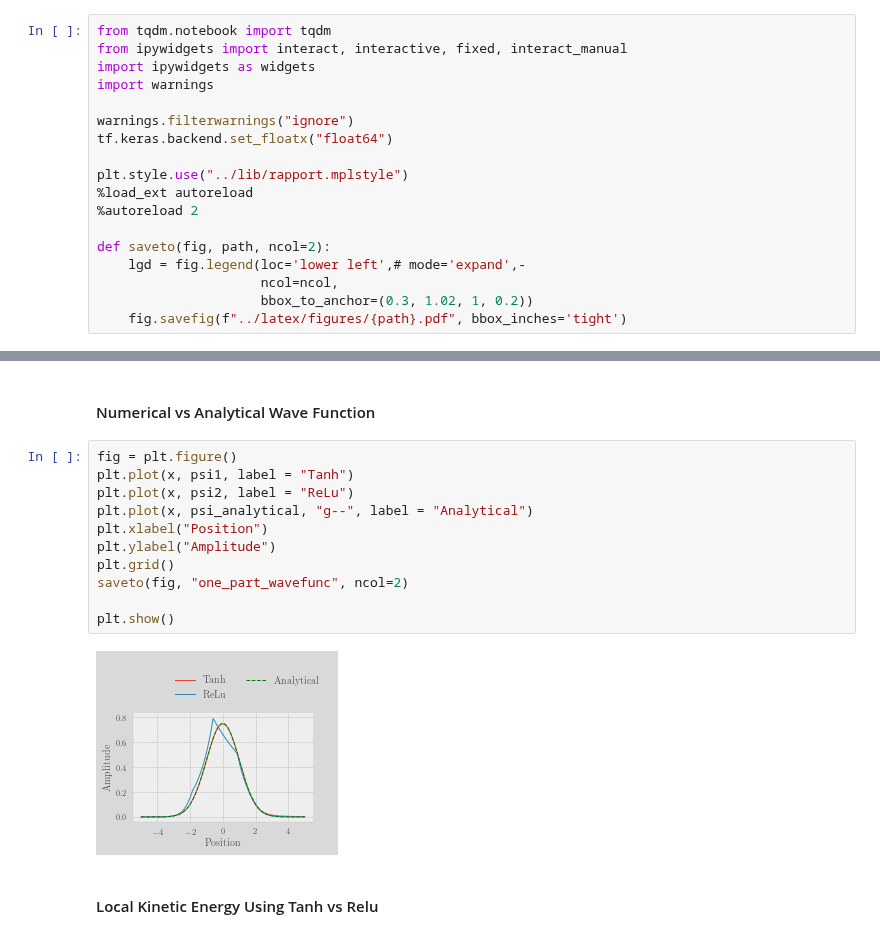
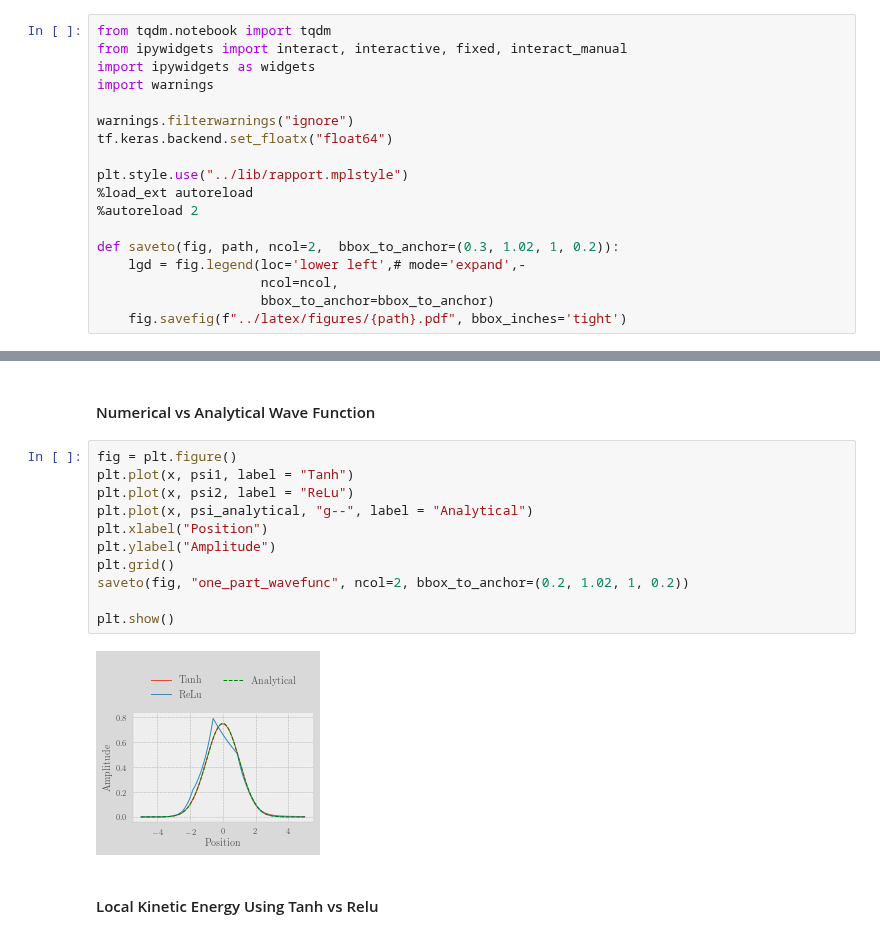
Before and after one commit to KristianWold/FYS4411, a Jupyter notebook: Project2/notebooks/DNN one particle.ipynb, the cells around one changed output, grey strips where cells are left out. Cells and saved outputs as stored; diff of their text form.

```diff
--- a/Project2/notebooks/DNN one particle.ipynb
+++ b/Project2/notebooks/DNN one particle.ipynb
@@ -20,10 +20,10 @@ plt.style.use("../lib/rapport.mplstyle")
 %load_ext autoreload
 %autoreload 2
 
-def saveto(fig, path, ncol=2):
+def saveto(fig, path, ncol=2,  bbox_to_anchor=(0.3, 1.02, 1, 0.2)):
     lgd = fig.legend(loc='lower left',# mode='expand',-
                      ncol=ncol,
-                     bbox_to_anchor=(0.3, 1.02, 1, 0.2))
+                     bbox_to_anchor=bbox_to_anchor)
     fig.savefig(f"../latex/figures/{path}.pdf", bbox_inches='tight')
 # %%
 import logging
@@ -269,16 +269,16 @@ K_L_analytical = 0.5 - 0.5*x**2
 # %%
 fig = plt.figure()
 plt.plot(x, psi1, label = "Tanh")
 plt.plot(x, psi2, label = "ReLu")
 plt.plot(x, psi_analytical, "g--", label = "Analytical")
 plt.xlabel("Position")
 plt.ylabel("Amplitude")
 plt.grid()
-saveto(fig, "one_part_wavefunc", ncol=2)
+saveto(fig, "one_part_wavefunc", ncol=2, bbox_to_anchor=(0.2, 1.02, 1, 0.2))
 
 plt.show()
 # %% [output]
-[figure, old version]
+[figure, new version]
 # %% [markdown]
 #### Local Kinetic Energy Using Tanh vs Relu
 # %%
```
Also changed, not shown: parts of 4 cells of this notebook, 24 other files.
